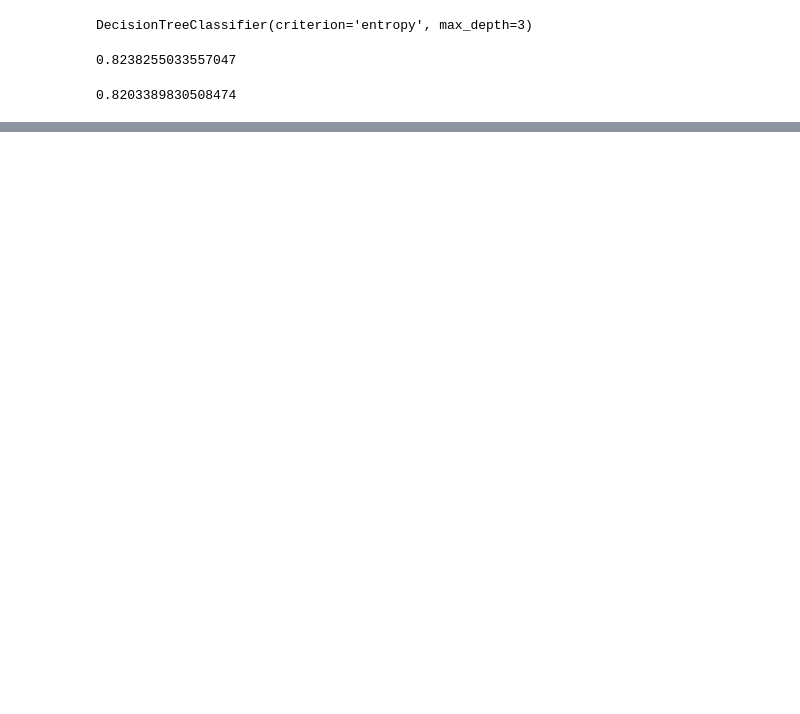
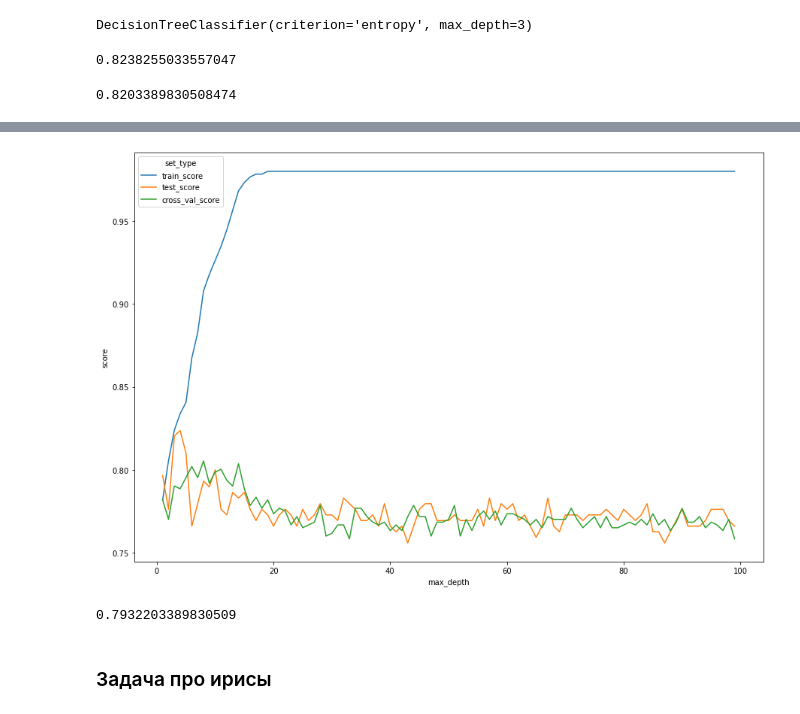
Before and after one commit to VorobyvEgor/Stepic, a Jupyter notebook: Week_2_trees/titanic/Titanic.ipynb, the cells around one changed output, grey strips where cells are left out. Saved outputs shown, nothing was run; the diff lists cells and outputs as text; code cells hidden in the pictures; blank space fills up the shorter version.

```diff
--- a/Week_2_trees/titanic/Titanic.ipynb
+++ b/Week_2_trees/titanic/Titanic.ipynb
@@ -132,0 +142,19 @@ clf.score(X_test, Y_test)
+# %%
+max_depth_values = range(1, 100)
+# %%
+scores_data = pd.DataFrame()
+# %%
+for max_depth in max_depth_values:
+    clf = tree.DecisionTreeClassifier(criterion='entropy', max_depth=max_depth)
+    clf.fit(X_train, Y_train)
+    train_score = clf.score(X_train, Y_train)
+    test_score = clf.score(X_test, Y_test)
+
+    mean_cross_val_score = cross_val_score(clf, X_train, Y_train, cv=5).mean()
+
+    temp_score_data = pd.DataFrame({'max_depth': [max_depth],
+                              'train_score': [train_score],
+                              'test_score': [test_score],
+                              'cross_val_score': [mean_cross_val_score]})
+
+    scores_data = scores_data.append(temp_score_data)
@@ -132,0 +170,4 @@ clf.score(X_test, Y_test)
+# %%
+scores_data_long = pd.melt(scores_data, id_vars=['max_depth'],
+                          value_vars=['train_score', 'test_score', 'cross_val_score'],
+                          var_name='set_type', value_name='score')
@@ -132,0 +203,5 @@ clf.score(X_test, Y_test)
+# %%
+plt.figure(figsize=(15, 10))
+sns.lineplot(x = "max_depth", y="score", hue="set_type", data=scores_data_long);
+# %% [output]
+[figure, added]
@@ -132,0 +212,6 @@ clf.score(X_test, Y_test)
+# %%
+cross_val_score(best_clf, X_test, Y_test, cv=5).mean()
+# %% [output]
+0.7932203389830509
+# %% [markdown]
+### Задача про ирисы
```
Also changed, not shown: parts of 32 cells of this notebook, 8 other files.
